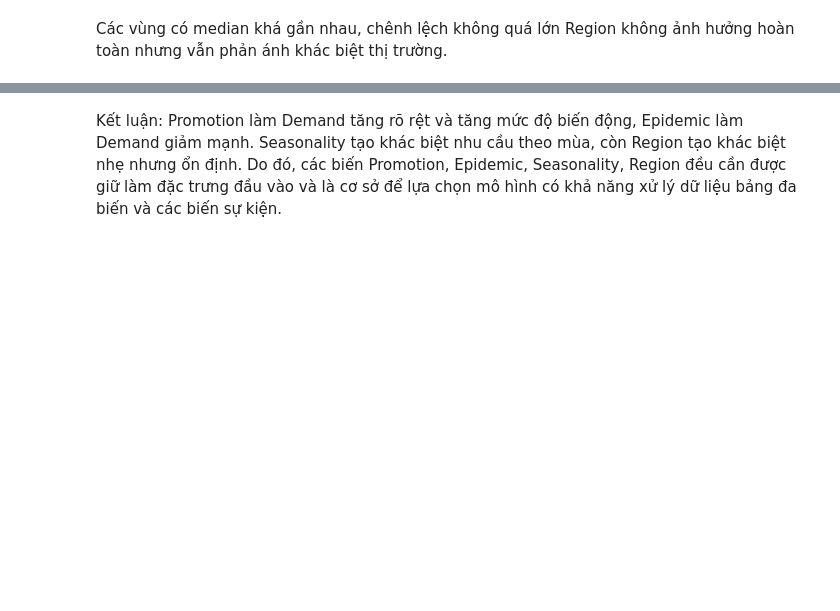
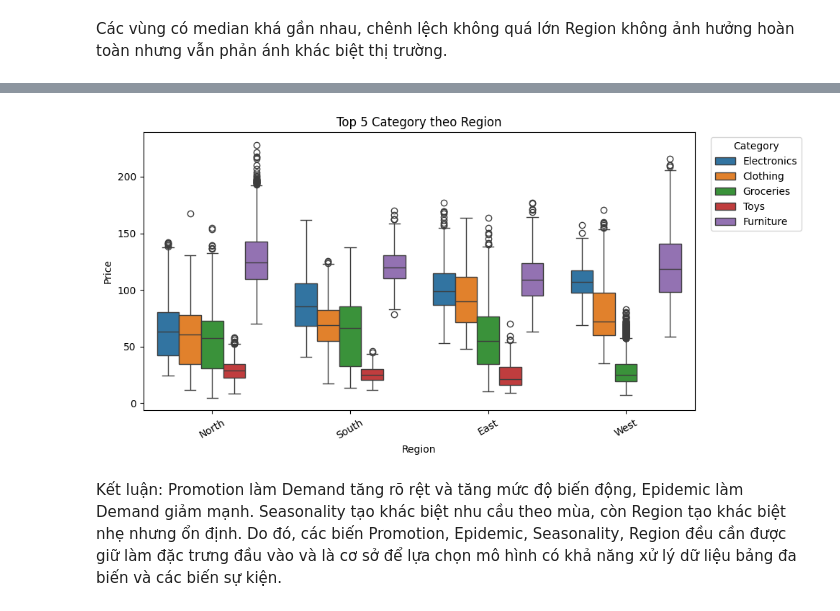
Before and after one commit to kly1906/12423030_MLproject, a Jupyter notebook: app/inventory.ipynb, the cells around one changed output, grey strips where cells are left out. Cells and saved outputs as stored; diff of their text form; code cells hidden in the pictures; blank space fills up the shorter version.

```diff
--- a/app/inventory.ipynb
+++ b/app/inventory.ipynb
@@ -310,3 +367,22 @@ Region không ảnh hưởng hoàn toàn nhưng vẫn phản ánh khác biệt t
+# %%
+# top 5 Category phổ biến
+# so Price theo Region trong từng Category
+top_k = 5
+top_cats = df["Category"].value_counts().head(top_k).index
+
+tmp = df[df["Category"].isin(top_cats)].copy()
+
+plt.figure(figsize=(10,5))
+sns.boxplot(data=tmp, x=region_col, y="Price", hue="Category")
+plt.title(f"Top {top_k} Category theo Region")
+plt.xlabel("Region")
+plt.ylabel("Price")
+plt.xticks(rotation=30)
+plt.legend(title="Category", bbox_to_anchor=(1.02, 1), loc="upper left")
+plt.tight_layout()
+plt.show()
+# %% [output]
+[figure, added]
 # %% [markdown]
 Kết luận:
 Promotion làm Demand tăng rõ rệt và tăng mức độ biến động, Epidemic làm Demand giảm mạnh. Seasonality tạo khác biệt nhu cầu theo mùa, còn Region tạo khác biệt nhẹ nhưng ổn định. Do đó, các biến Promotion, Epidemic, Seasonality, Region đều cần được giữ làm đặc trưng đầu vào và là cơ sở để lựa chọn mô hình có khả năng xử lý dữ liệu bảng đa biến và các biến sự kiện.
```
Also changed, not shown: parts of 17 cells of this notebook, 1 other file.
